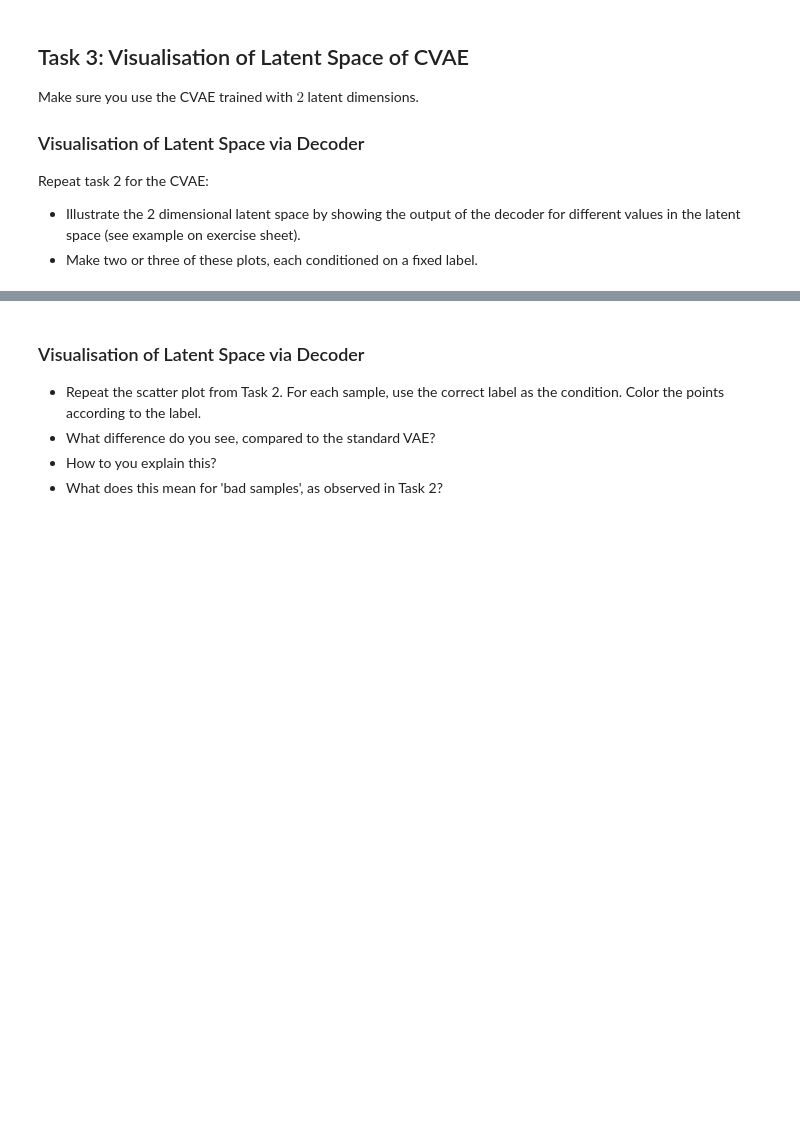
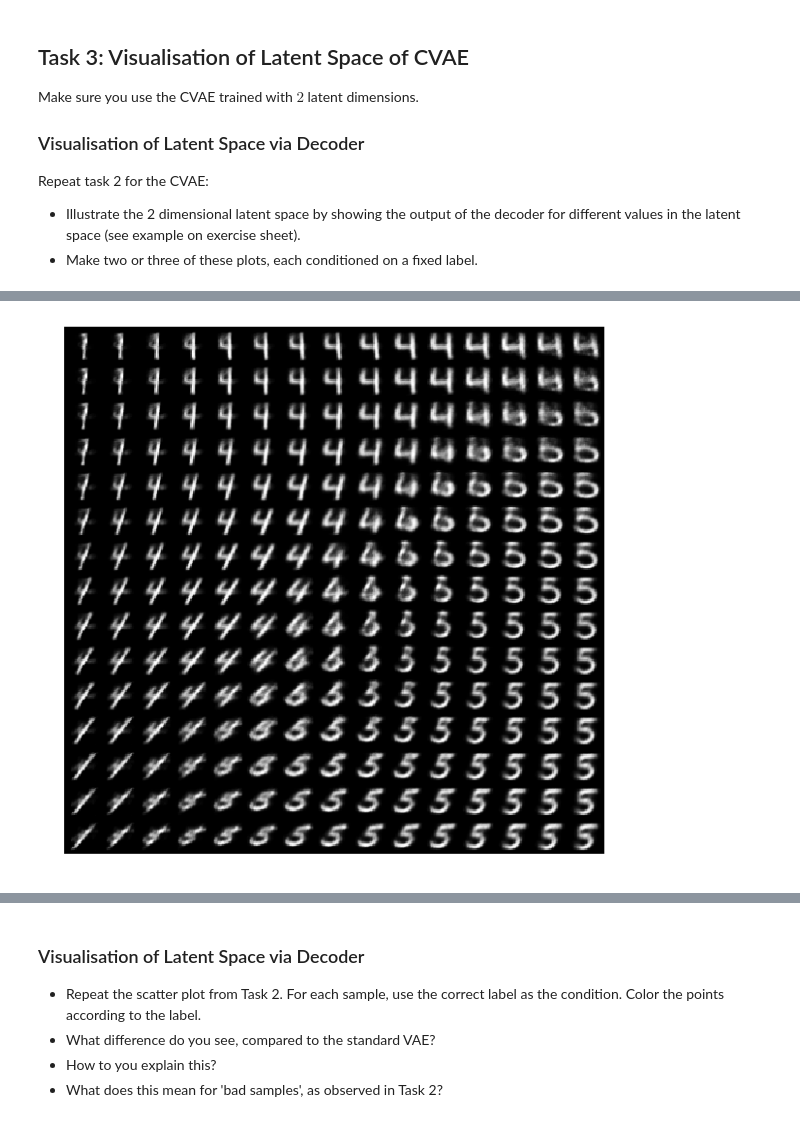
Before and after one commit to ml4cdeca/AdvancedMachineLearning, a Jupyter notebook: exercise05/cvae.ipynb, the cells around one changed output, grey strips where cells are left out. Cells and saved outputs as stored; diff of their text form; code cells hidden in the pictures; blank space fills up the shorter version.

```diff
--- a/exercise05/cvae.ipynb
+++ b/exercise05/cvae.ipynb
@@ -601,0 +622,4 @@ Repeat task 2 for the CVAE:
+# %%
+visual_cvae(4,(-1,1,-1,1))
+# %% [output]
+[figure, added]
```
Also changed, not shown: parts of 10 cells of this notebook, 1 other file.
